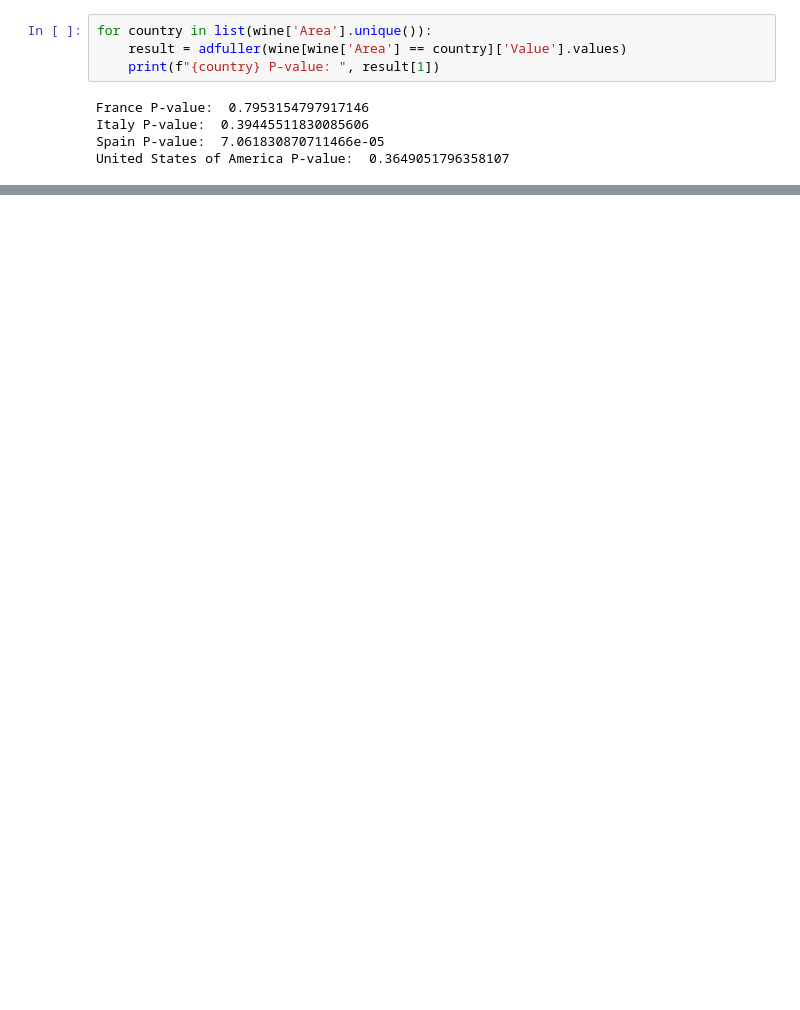
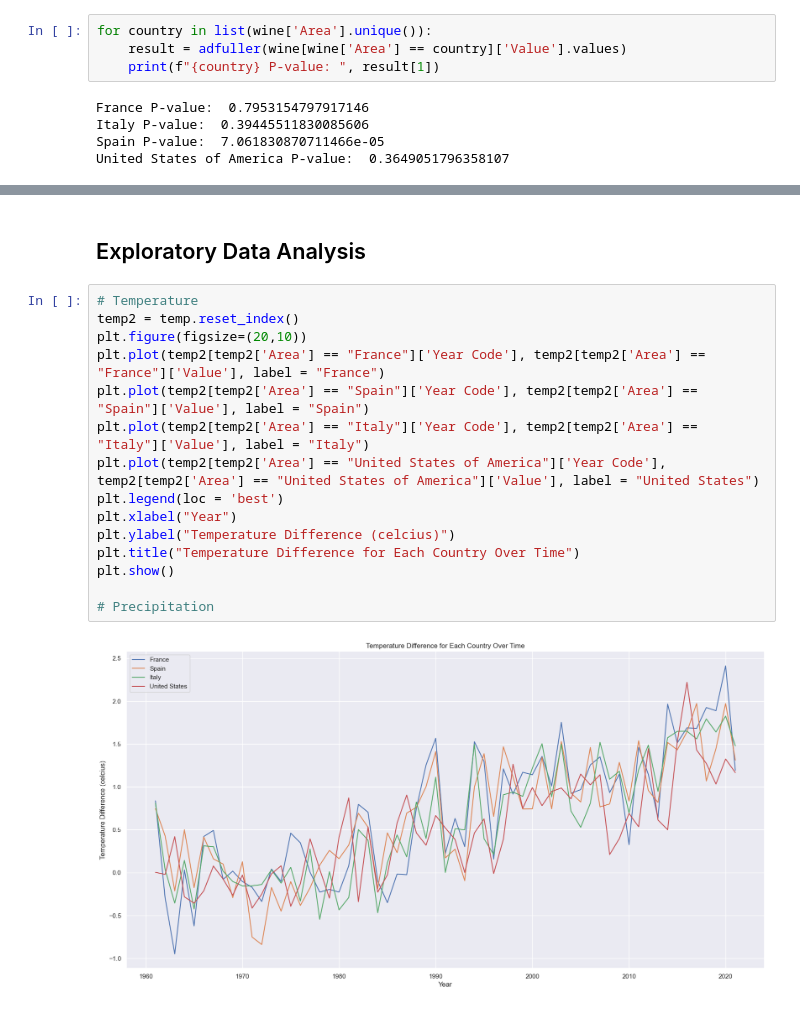
Before and after one commit to JordanKeelan/data607_finalProject, a Jupyter notebook: 607_proj_nb.ipynb, the cells around one changed output, grey strips where cells are left out. Saved outputs shown, nothing was run; the diff lists cells and outputs as text; blank space fills up the shorter version.

```diff
--- a/607_proj_nb.ipynb
+++ b/607_proj_nb.ipynb
@@ -113,0 +175,19 @@ mean = df_country.rolling(window = 5).mean()
+# %% [markdown]
+## Exploratory Data Analysis
+# %%
+# Temperature
+temp2 = temp.reset_index()
+plt.figure(figsize=(20,10))
+plt.plot(temp2[temp2['Area'] == "France"]['Year Code'], temp2[temp2['Area'] == "France"]['Value'], label = "France")
+plt.plot(temp2[temp2['Area'] == "Spain"]['Year Code'], temp2[temp2['Area'] == "Spain"]['Value'], label = "Spain")
+plt.plot(temp2[temp2['Area'] == "Italy"]['Year Code'], temp2[temp2['Area'] == "Italy"]['Value'], label = "Italy")
+plt.plot(temp2[temp2['Area'] == "United States of America"]['Year Code'], temp2[temp2['Area'] == "United States of America"]['Value'], label = "United States")
+plt.legend(loc = 'best')
+plt.xlabel("Year")
+plt.ylabel("Temperature Difference (celcius)")
+plt.title("Temperature Difference for Each Country Over Time")
+plt.show()
+
+# Precipitation
+# %% [output]
+[figure, added]
```
Also changed, not shown: parts of 40 cells of this notebook.
